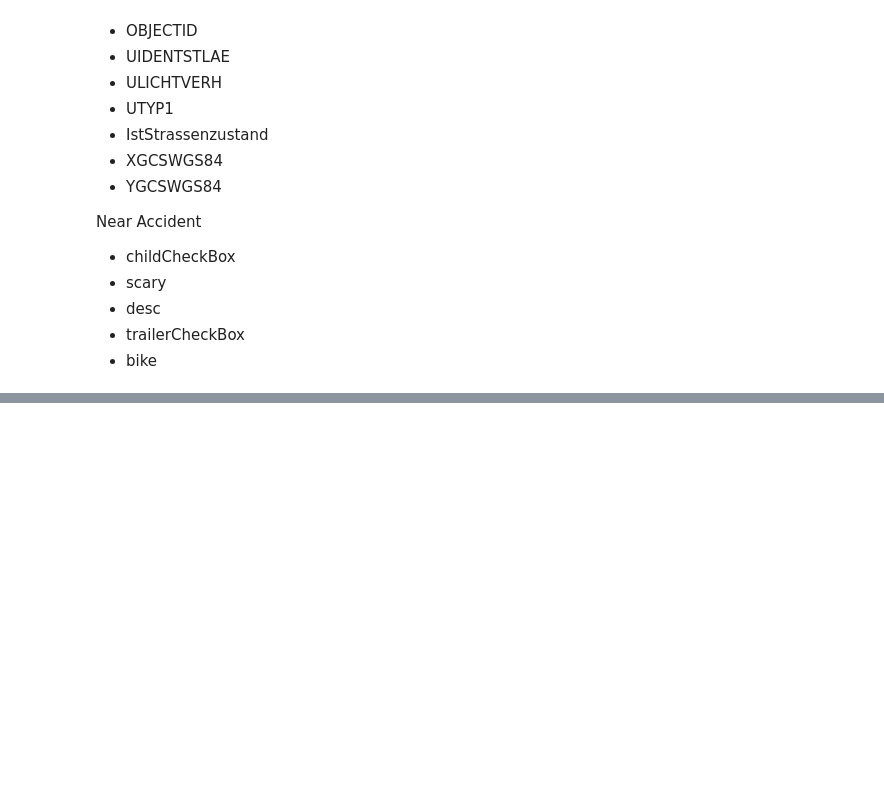
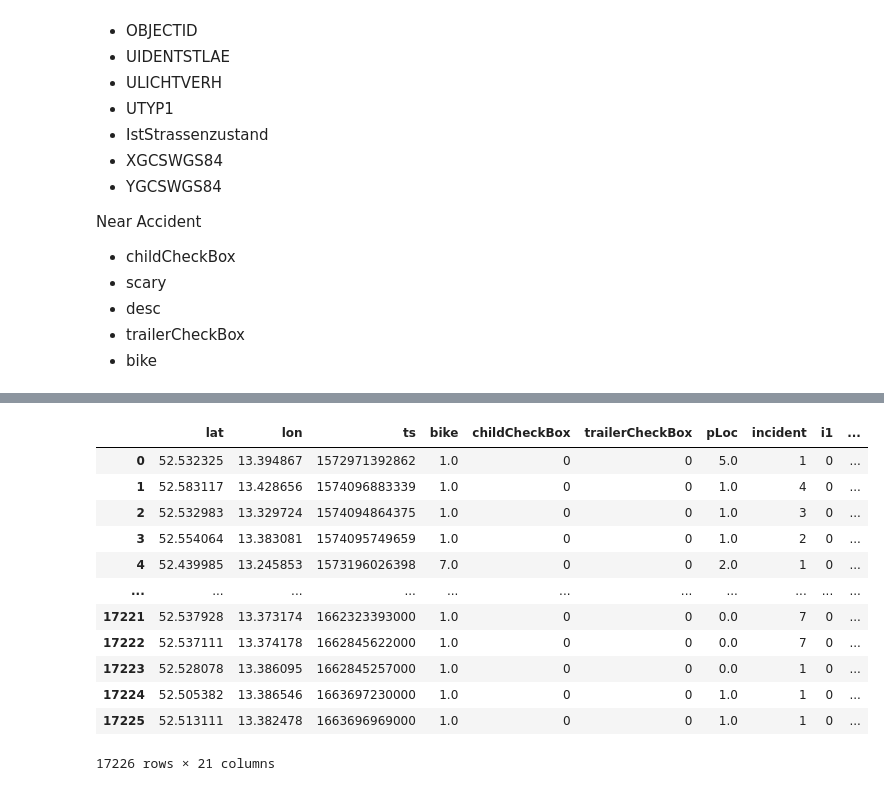
Before and after one commit to Piriyangah/IKT_Fahrradunfaelle, a Jupyter notebook: Merge.ipynb, the cells around one changed output, grey strips where cells are left out. Cells and saved outputs as stored; diff of their text form; code cells hidden in the pictures; blank space fills up the shorter version.

```diff
--- a/Merge.ipynb
+++ b/Merge.ipynb
@@ -62,0 +96,18 @@ Near Accident
+# %%
+df = pd.read_csv('data\Berlin-incidents.csv', on_bad_lines='skip')
+# %%
+df
+# %% [output]
+|  | lat | lon | ts | bike | childCheckBox | trailerCheckBox | pLoc | incident | i1 | ... |
+| 0 | 52.532325 | 13.394867 | 1572971392862 | 1.0 | 0 | 0 | 5.0 | 1 | 0 | ... |
+| 1 | 52.583117 | 13.428656 | 1574096883339 | 1.0 | 0 | 0 | 1.0 | 4 | 0 | ... |
+| 2 | 52.532983 | 13.329724 | 1574094864375 | 1.0 | 0 | 0 | 1.0 | 3 | 0 | ... |
+| 3 | 52.554064 | 13.383081 | 1574095749659 | 1.0 | 0 | 0 | 1.0 | 2 | 0 | ... |
+| 4 | 52.439985 | 13.245853 | 1573196026398 | 7.0 | 0 | 0 | 2.0 | 1 | 0 | ... |
+| ... | ... | ... | ... | ... | ... | ... | ... | ... | ... | ... |
+| 17221 | 52.537928 | 13.373174 | 1662323393000 | 1.0 | 0 | 0 | 0.0 | 7 | 0 | ... |
+| 17222 | 52.537111 | 13.374178 | 1662845622000 | 1.0 | 0 | 0 | 0.0 | 7 | 0 | ... |
+| 17223 | 52.528078 | 13.386095 | 1662845257000 | 1.0 | 0 | 0 | 0.0 | 1 | 0 | ... |
+| 17224 | 52.505382 | 13.386546 | 1663697230000 | 1.0 | 0 | 0 | 1.0 | 1 | 0 | ... |
+| 17225 | 52.513111 | 13.382478 | 1663696969000 | 1.0 | 0 | 0 | 1.0 | 1 | 0 | ... |
+17226 rows × 21 columns
```
Also changed, not shown: parts of 29 cells of this notebook.
